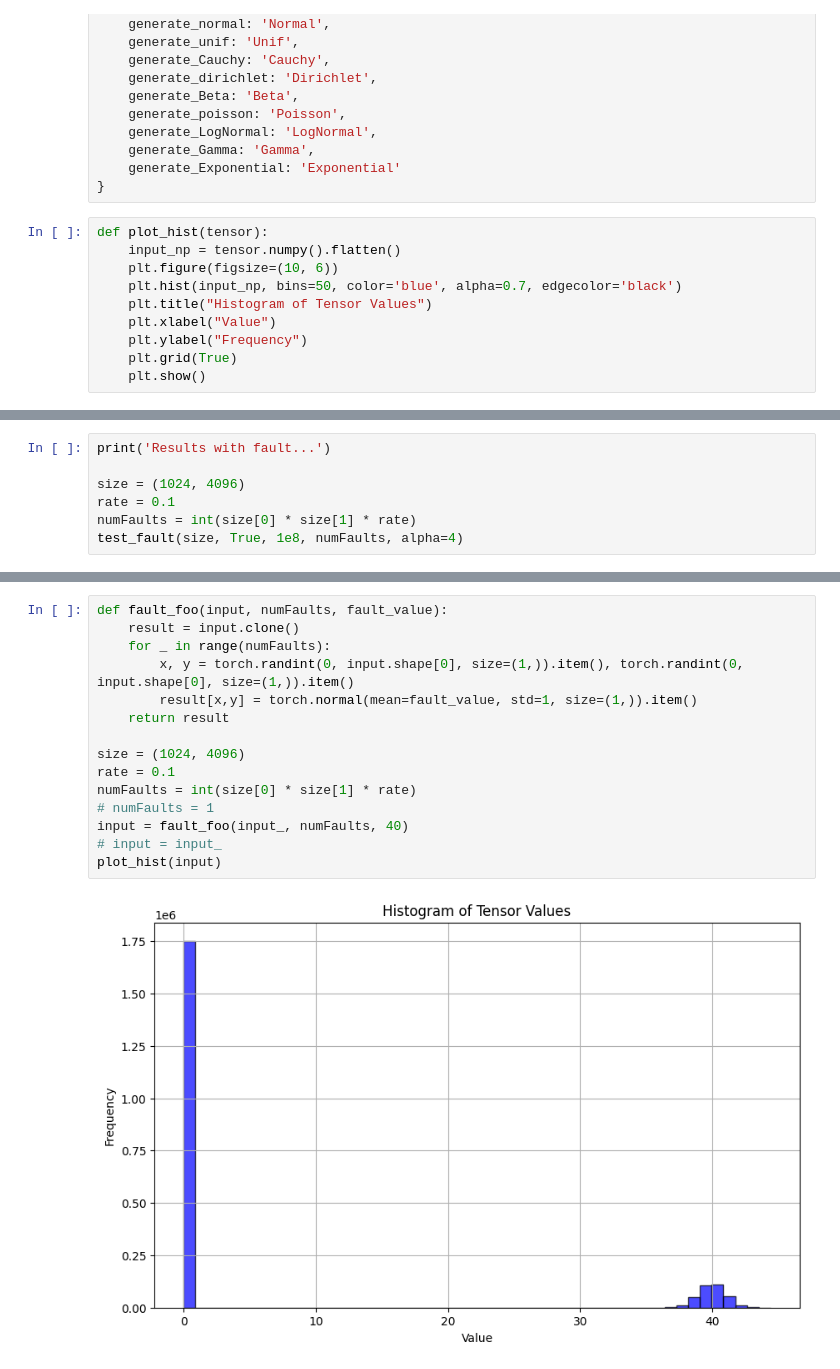
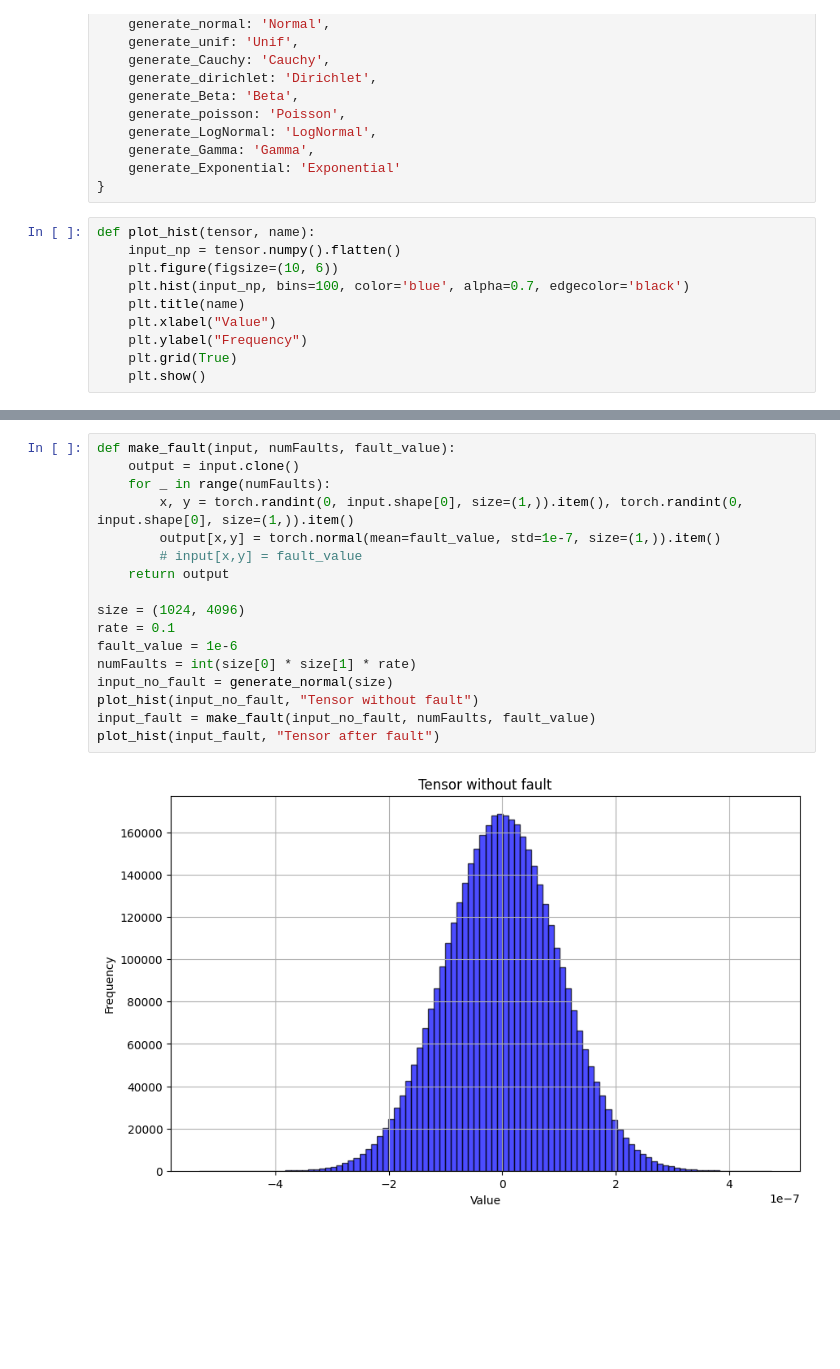
Before and after one commit to DanilishinArtem/Assembler, a Jupyter notebook: test.ipynb, the cells around one changed output, grey strips where cells are left out. Drawn from its saved outputs; the diff is of its cells as text; blank space fills up the shorter version.

Commit message:
renewed test.ipynb

```diff
--- a/test.ipynb
+++ b/test.ipynb
@@ -70,11 +70,11 @@ list_distr = {
     generate_Exponential: 'Exponential'
 }
 # %%
-def plot_hist(tensor):
+def plot_hist(tensor, name):
     input_np = tensor.numpy().flatten()
     plt.figure(figsize=(10, 6))
-    plt.hist(input_np, bins=50, color='blue', alpha=0.7, edgecolor='black')
-    plt.title("Histogram of Tensor Values")
+    plt.hist(input_np, bins=100, color='blue', alpha=0.7, edgecolor='black')
+    plt.title(name)
     plt.xlabel("Value")
     plt.ylabel("Frequency")
     plt.grid(True)
@@ -126,7 +81,0 @@ std: 4.865629951895405, alpha3: 2.8320703506469727, bound for 1 std: 4.865629951
-# %%
-print('Results with fault...')
-
-size = (1024, 4096)
-rate = 0.1
-numFaults = int(size[0] * size[1] * rate)
-test_fault(size, True, 1e8, numFaults, alpha=4)
@@ -169,17 +82,19 @@ shape of input: torch.Size([1024, 2048])
 # %%
-def fault_foo(input, numFaults, fault_value):
-    result = input.clone()
+def make_fault(input, numFaults, fault_value):
+    output = input.clone()
     for _ in range(numFaults):
         x, y = torch.randint(0, input.shape[0], size=(1,)).item(), torch.randint(0, input.shape[0], size=(1,)).item()
-        result[x,y] = torch.normal(mean=fault_value, std=1, size=(1,)).item()
-    return result
+        output[x,y] = torch.normal(mean=fault_value, std=1e-7, size=(1,)).item()
+        # input[x,y] = fault_value
+    return output
 
 size = (1024, 4096)
 rate = 0.1
+fault_value = 1e-6
 numFaults = int(size[0] * size[1] * rate)
-# numFaults = 1
-input = fault_foo(input_, numFaults, 40)
-# input = input_
-plot_hist(input)
+input_no_fault = generate_normal(size)
+plot_hist(input_no_fault, "Tensor without fault")
+input_fault = make_fault(input_no_fault, numFaults, fault_value)
+plot_hist(input_fault, "Tensor after fault")
 # %% [output]
-[figure, old version]
+[figure, new version]
```
Also changed, not shown: parts of 10 cells of this notebook.
